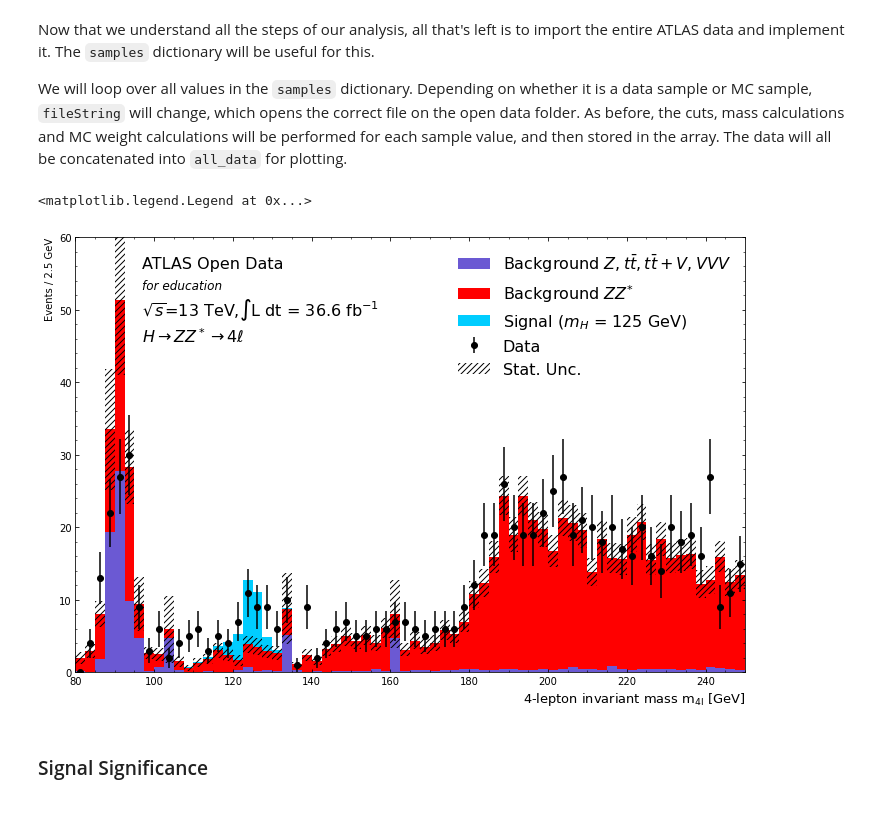
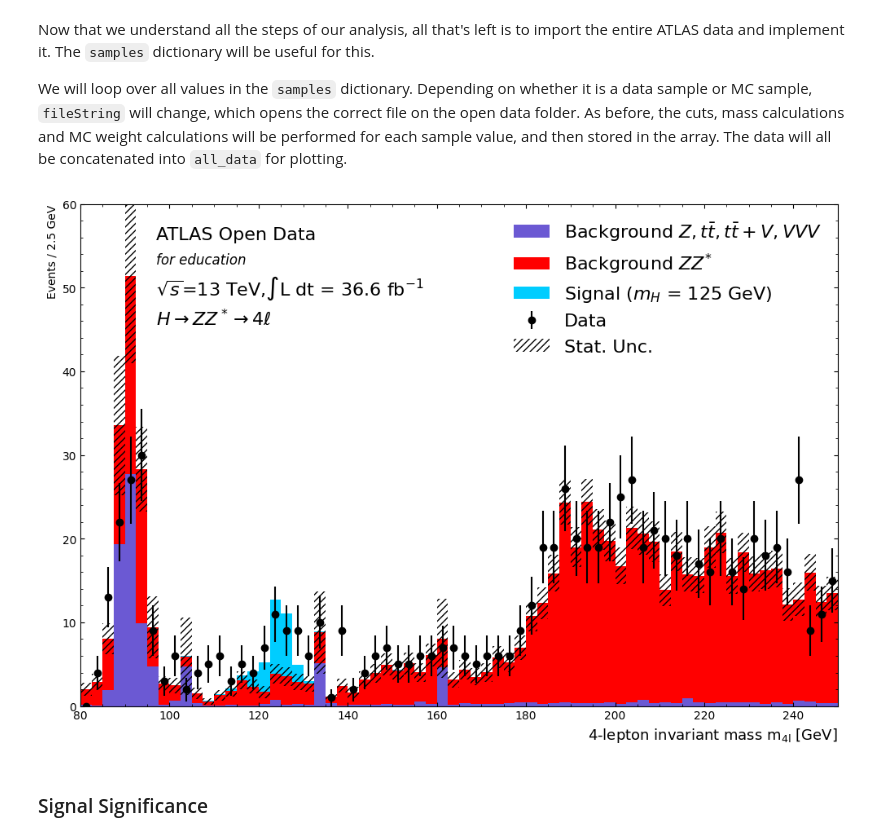
Before and after one commit to atlas-outreach-data-tools/notebooks-collection-opendata, a Jupyter notebook: 13-TeV-examples/uproot_python/HZZAnalysis.ipynb, the cells around one changed output. Saved outputs shown, nothing was run; the diff lists cells and outputs as text; code cells hidden in the pictures; blank space fills up the shorter version.

```diff
--- a/13-TeV-examples/uproot_python/HZZAnalysis.ipynb
+++ b/13-TeV-examples/uproot_python/HZZAnalysis.ipynb
@@ -202,8 +202,8 @@ mc_defs = {
                                           346340, 346341, 346342],'color': "#00cdff" },# light blue
 }
 
-mc_samples   = atom.build_mc_dataset(mc_defs, skim=skim, protocol='https')
-data_samples = atom.build_data_dataset(skim, protocol='https')
+mc_samples   = atom.build_dataset(mc_defs, skim=skim, protocol='https', cache=True)
+data_samples = atom.build_dataset({'Data': {'dids': ["data"]}}, skim, protocol='https', cache=True)
 
 samples = {**data_samples, **mc_samples}
 # %% [markdown]
@@ -218,9 +218,6 @@ samples.keys()
 dict_keys(['Data', 'Background $Z,t\\bar{t},t\\bar{t}+V,VVV$', 'Background $ZZ^{*}$', 'Signal ($m_H$ = 125 GeV)'])
 # %%
 # We shall use the first entry in 'list', 'data15_periodD'
-value = samples['Data']['list'][0]
-print(f"{value = }")
-
-# This is now appended to our file path to retrieve the data_A.4lep.root file
-data15_periodD = value #path + "Data/" + value + ".root"
+data15_periodD = samples['Data']['list'][0]
+print(f"{data15_periodD = }")
 # %% [output]
@@ -658,9 +655,6 @@ lumi = 36.6
 
 # Controls the fraction of all events analysed
 fraction = 1.0 # reduce this is if you want quicker runtime (implemented in the loop over the tree)
-
-# Get the files locally, rather than streaming the data (easier on the upstream servers)
-local_files = True
 
 # Define empty dictionary to hold awkward arrays
 all_data = {}
@@ -687,18 +681,7 @@ for s in samples:
         print("\t"+val+":")
 
         # Open file
-        if local_files:
-            # Download the file, use a local copy
-            local_filename = fileString.split("/")[-1]
-            print(f"Downloading {fileString} to {local_filename} ...")
-            with requests.get(fileString, stream=True) as r:
-                r.raise_for_status()
-                with open(local_filename, "wb") as f:
-                    for chunk in r.iter_content(chunk_size=8192):
-                        f.write(chunk)
-            tree = uproot.open(local_filename + ":analysis")
-        else: # Stream files
-            tree = uproot.open(fileString + ":analysis")
+        tree = uproot.open(fileString + ":analysis")
 
         sample_data = []
 
@@ -844,37 +827,36 @@ main_axes.yaxis.set_minor_locator( AutoMinorLocator() )
 
 # Add text 'ATLAS Open Data' on plot
 plt.text(0.1, # x
             0.93, # y
             'ATLAS Open Data', # text
             transform=main_axes.transAxes, # coordinate system used is that of main_axes
             fontsize=16 )
 
 # Add text 'for education' on plot
 plt.text(0.1, # x
             0.88, # y
             'for education', # text
             transform=main_axes.transAxes, # coordinate system used is that of main_axes
             style='italic',
             fontsize=12 )
 
 # Add energy and luminosity
 lumi_used = str(lumi*fraction) # luminosity to write on the plot
 plt.text(0.1, # x
             0.82, # y
-            '$\sqrt{s}$=13 TeV,$\int$L dt = '+lumi_used+' fb$^{-1}$', # text
+            r'$\sqrt{s}$=13 TeV,$\int$L dt = '+lumi_used+' fb$^{-1}$', # text
             transform=main_axes.transAxes,fontsize=16 ) # coordinate system used is that of main_axes
 
 # Add a label for the analysis carried out
 plt.text(0.1, # x
             0.76, # y
             r'$H \rightarrow ZZ^* \rightarrow 4\ell$', # text
             transform=main_axes.transAxes,fontsize=16 ) # coordinate system used is that of main_axes
 
 # draw the legend
-main_axes.legend( frameon=False, fontsize=16 ) # no box around the legend
+my_legend = main_axes.legend( frameon=False, fontsize=16 ) # no box around the legend
 # %% [output]
-<matplotlib.legend.Legend at 0x...>
-[figure, old version]
+[figure, new version]
 # %% [markdown]
 ### Signal Significance
 # %% [markdown]
```
Also changed, not shown: parts of 7 cells of this notebook, 1 other file.
